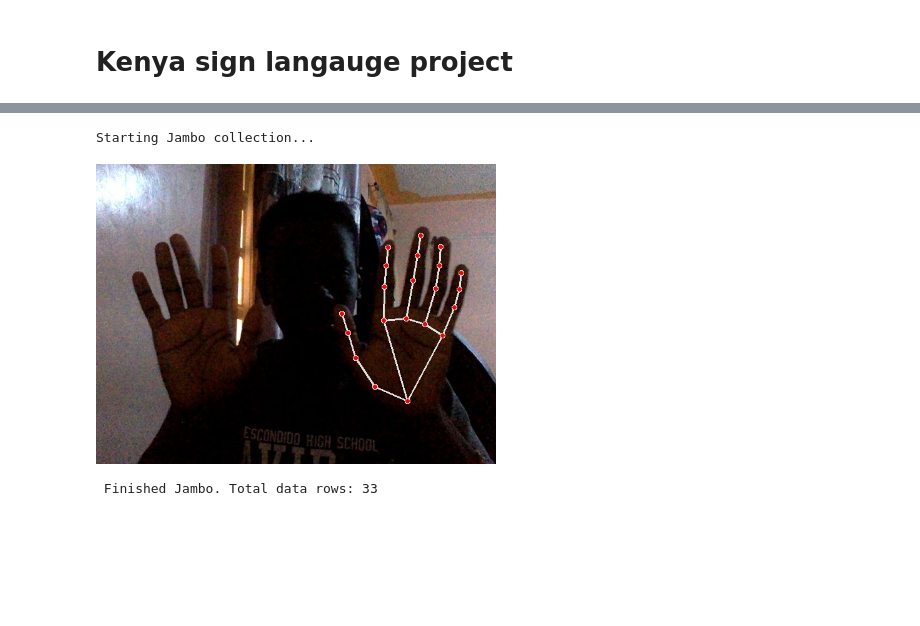
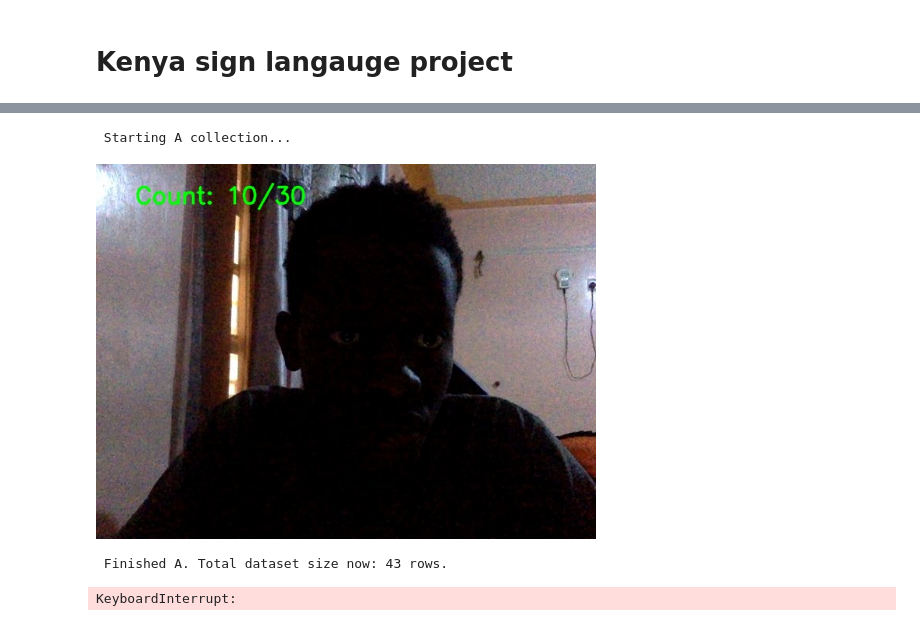
Before and after one commit to Brian342/Sign_Language, a Jupyter notebook: SignLanguage Translation.ipynb, the cells around one changed output, grey strips where cells are left out. Cells and saved outputs as stored; diff of their text form; code cells hidden in the pictures; blank space fills up the shorter version.

```diff
--- a/SignLanguage Translation.ipynb
+++ b/SignLanguage Translation.ipynb
@@ -90,29 +111,20 @@ def get_frame():
 def collect_sign(label_name, num_samples=30):
     js_code = '''
     async function initCamera() {
-      // Check if it already exists to avoid duplicates
       if (window.ksl_tracker) { window.ksl_tracker.stop(); }
-
       const div = document.createElement('div');
-      div.id = 'ksl_container';
       const video = document.createElement('video');
       video.style.display = 'block';
-      video.width = 640;
-      video.height = 480;
-
+      video.width = 640; video.height = 480;
       const stream = await navigator.mediaDevices.getUserMedia({video: true});
       document.body.appendChild(div);
       div.appendChild(video);
       video.srcObject = stream;
       await video.play();
-
       const canvas = document.createElement('canvas');
-      canvas.width = 640;
-      canvas.height = 480;
-
+      canvas.width = 640; canvas.height = 480;
       window.ksl_tracker = {
-        stream: stream,
-        div: div,
+        stream: stream, div: div,
         capture: function() {
           canvas.getContext('2d').drawImage(video, 0, 0, 640, 480);
           return canvas.toDataURL('image/jpeg', 0.8);
@@ -128,60 +140,63 @@ def collect_sign(label_name, num_samples=30):
     '''
     display(Javascript(js_code))
     eval_js('initCamera()')
-    time.sleep(2) # Give browser time to start the hardware
+    time.sleep(2)
 
-    print(f"Starting {label_name} collection...")
+    print(f" Starting {label_name} collection...")
     sample_count = 0
 
     try:
         while sample_count < num_samples:
-            # Safety check: is the tracker still there?
             data_url = eval_js('window.ksl_tracker ? window.ksl_tracker.capture() : null')
-
-            if data_url is None:
-                print("Camera lost. Re-initializing...")
-                eval_js('initCamera()')
-                time.sleep(2)
-                continue
+            if data_url is None: break
 
             binary = b64decode(data_url.split(',')[1])
             img = cv2.imdecode(np.frombuffer(binary, np.uint8), -1)
-
             img_rgb = cv2.cvtColor(img, cv2.COLOR_BGR2RGB)
             results = hands.process(img_rgb)
 
+            cv2.putText(img, f"Count: {sample_count}/{num_samples}", (50, 50),
+                        cv2.FONT_HERSHEY_SIMPLEX, 1, (0, 255, 0), 2, cv2.LINE_AA)
+
             if results.multi_hand_landmarks:
                 for hand_landmarks in results.multi_hand_landmarks:
+
                     landmarks = []
                     for lm in hand_landmarks.landmark:
                         landmarks.extend([lm.x, lm.y, lm.z])
                     landmarks.append(label_name)
                     data.append(landmarks)
 
-                    mp_drawing.draw_landmarks(img, hand_landmarks, mp_hands.HAND_CONNECTIONS)
+                    mp_drawing.draw_landmarks(
+                        img,
+                        hand_landmarks,
+                        mp_hands.HAND_CONNECTIONS,
+                        mp_drawing_styles.get_default_hand_landmarks_style(),
+                        mp_drawing_styles.get_default_hand_connections_style()
+                    )
 
                 sample_count += 1
-                _, encoded_img = cv2.imencode('.jpg', img)
-                display(Image(data=encoded_img, width=400), display_id='ksl_feed')
-                print(f"Captured {sample_count}/{num_samples} for '{label_name}'", end='\r')
 
-            time.sleep(0.1)
+            _, encoded_img = cv2.imencode('.jpg', img)
+            display(Image(data=encoded_img, width=500), display_id='ksl_feed')
+
+            time.sleep(0.05)
 
     except Exception as e:
         print(f"\n Error: {e}")
     finally:
-        try:
-            eval_js('if(window.ksl_tracker) window.ksl_tracker.stop()')
-        except:
-            pass
-        print(f"\n Finished {label_name}. Total data rows: {len(data)}")
+        eval_js('if(window.ksl_tracker) window.ksl_tracker.stop()')
+        print(f"\n Finished {label_name}. Total dataset size now: {len(data)} rows.")
 
-collect_sign('A',  num_samples=30)
+import mediapipe.python.solutions.drawing_styles as mp_drawing_styles
+
+collect_sign('A', num_samples=30)
 # %% [output]
 [interactive output not drawn]
-Starting Jambo collection...
+ Starting A collection...
-[figure, old version]
+[figure, new version]
- Finished Jambo. Total data rows: 33
+ Finished A. Total dataset size now: 43 rows.
+KeyboardInterrupt:
 # %%
 # colecting sign language B
 collect_sign('B', num_samples=30)
```
Also changed, not shown: parts of 3 cells of this notebook.
